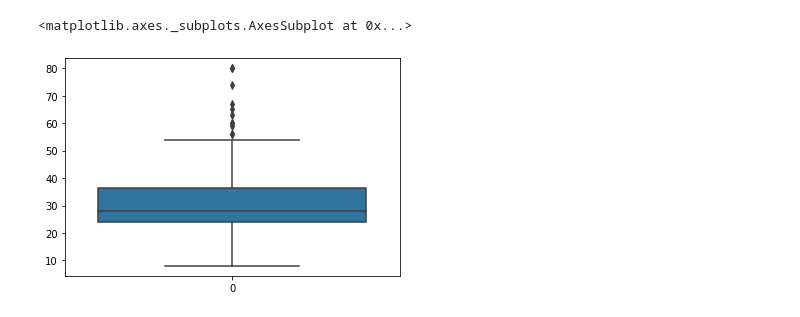
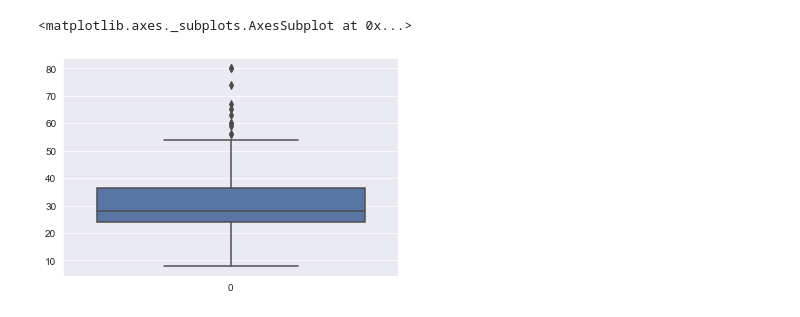
Before and after one commit to patricrp/pandasbasics, a Jupyter notebook: Visualization/Medium/Data Visualization con pandas y seaborn.ipynb, the cells around one changed output. Drawn from its saved outputs; the diff is of its cells as text; code cells hidden in the pictures.

```diff
--- a/Visualization/Medium/Data Visualization con pandas y seaborn.ipynb
+++ b/Visualization/Medium/Data Visualization con pandas y seaborn.ipynb
@@ -60,3 +71,7 @@ deep, muted, bright, pastel, dark, colorblind
+# %%
+#Set style
+sns.set_style("darkgrid")
+sns.set_palette('deep')
 # %%
 sns.barplot(x='Food', y='Age', data=df)
 # %% [output]
@@ -73,0 +102,3 @@ sns.kdeplot(data=df['Age'], shade=True)
+# %%
+sns.set_palette("husl")
+sns.pairplot(df, hue='Juice')
@@ -74,5 +108,6 @@ sns.kdeplot(data=df['Age'], shade=True)
 # %%
+sns.set_palette('deep')
 sns.boxplot(data=df['Age'])
 # %% [output]
 <matplotlib.axes._subplots.AxesSubplot at 0x...>
-[figure, old version]
+[figure, new version]
```
Also changed, not shown: parts of 15 cells of this notebook.
